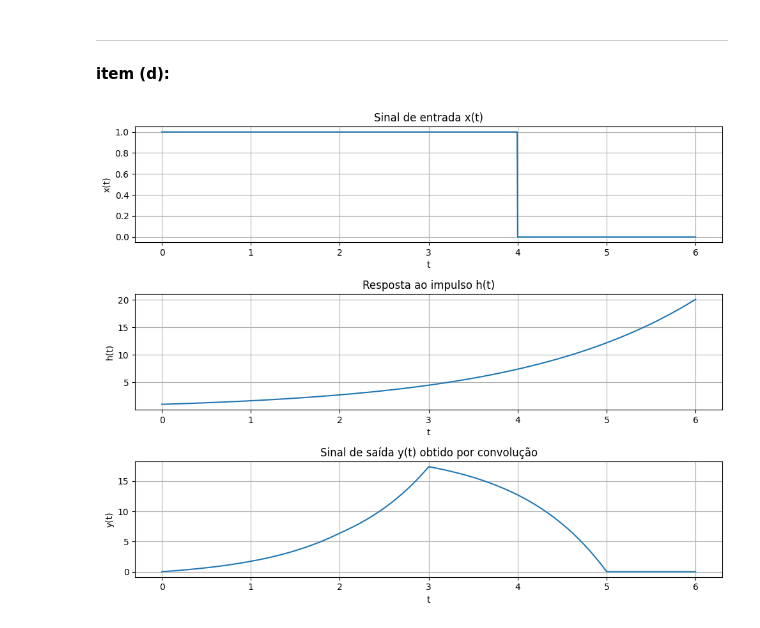
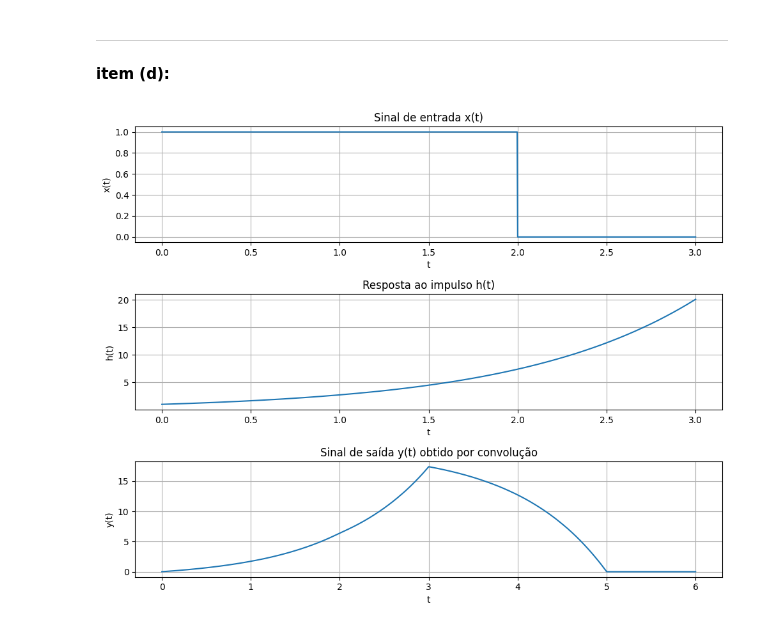
Before and after one commit to biiaalmeida/SinaisESistemas, a Jupyter notebook: questao4.ipynb, the cells around one changed output. Cells and saved outputs as stored; diff of their text form; code cells hidden in the pictures.

```diff
--- a/questao4.ipynb
+++ b/questao4.ipynb
@@ -113,30 +111,30 @@ plt.show()
 # %%
 x = np.where((t >= 0) & (t < 2), 1, 0)
 
 y = np.convolve(x, h) * (t[1] - t[0])
 t_y = np.linspace(0, 2*t_fim, len(y))
-t_x = np.linspace(t_inicio, 2*t_fim, npoints)
+t_x = np.linspace(t_inicio, t_fim, npoints)
 
 fig, axs = plt.subplots(3, 1, figsize=(10, 8))
 axs[0].plot(t_x, x)
 axs[0].set_title('Sinal de entrada x(t)')
 axs[0].set_xlabel('t')
 axs[0].set_ylabel('x(t)')
 axs[0].grid()
 
 axs[1].plot(t_x, h)
 axs[1].set_title('Resposta ao impulso h(t)')
 axs[1].set_xlabel('t')
 axs[1].set_ylabel('h(t)')
 axs[1].grid()
 
 axs[2].plot(t_y, y)
 axs[2].set_title('Sinal de saída y(t) obtido por convolução')
 axs[2].set_xlabel('t')
 axs[2].set_ylabel('y(t)')
 axs[2].grid()
 
 plt.tight_layout()
 plt.show()
 # %% [output]
-[figure, old version]
+[figure, new version]
```
Also changed, not shown: parts of 2 cells of this notebook.
